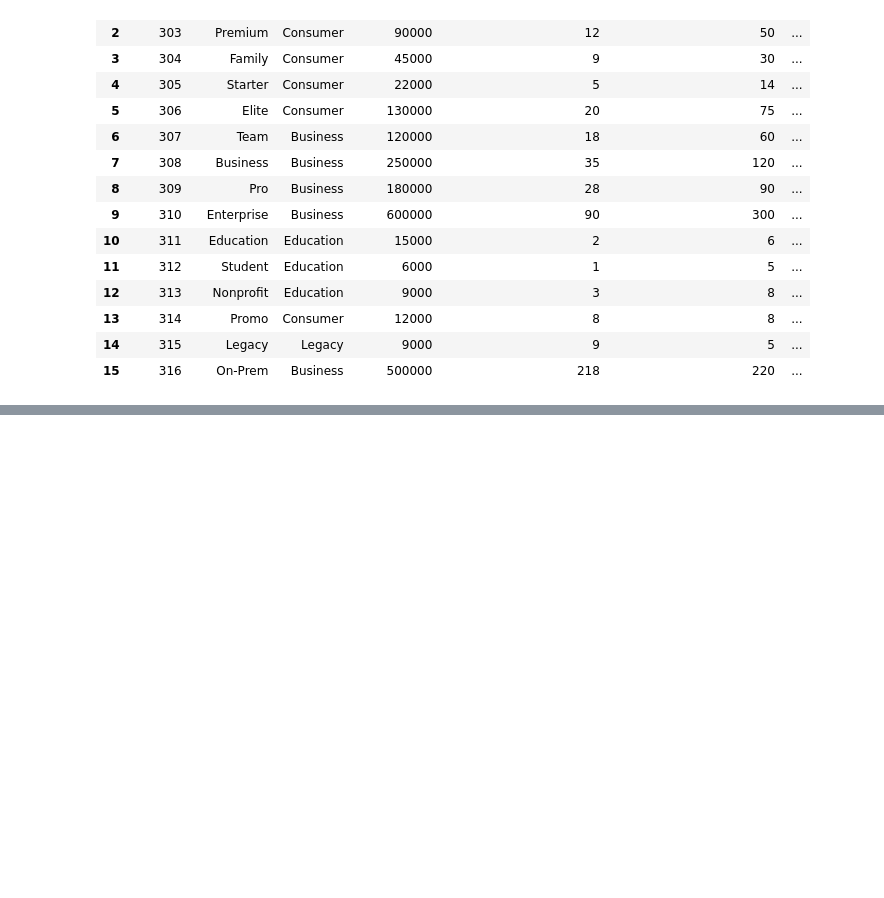
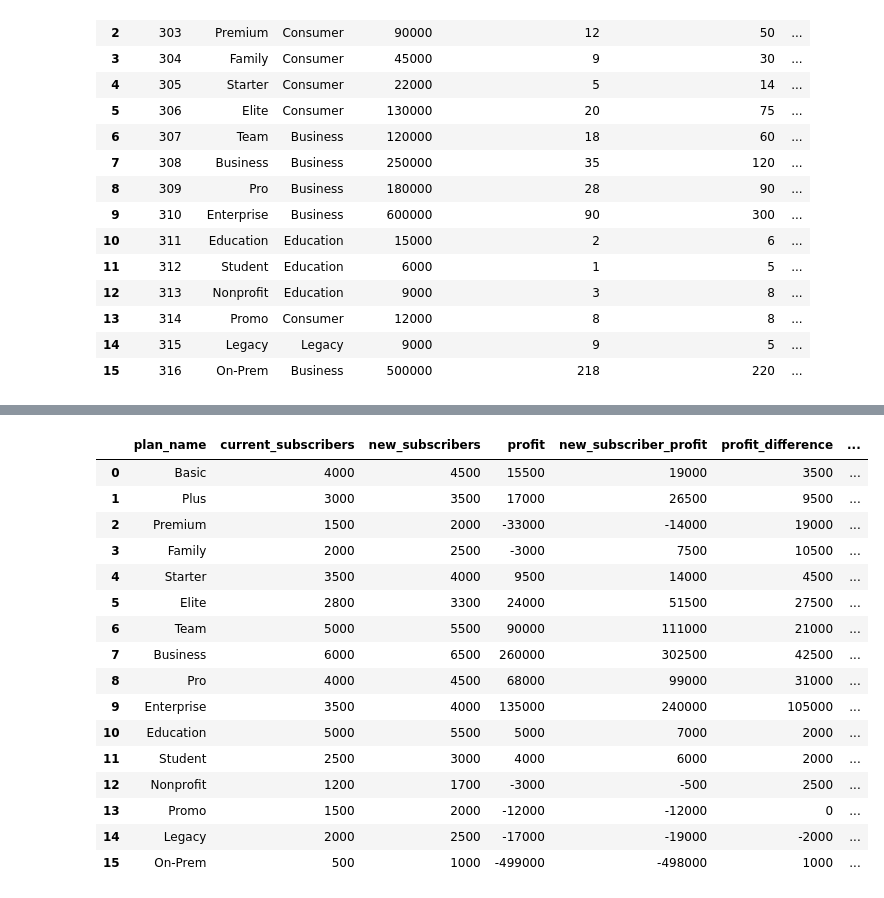
Before and after one commit to varshanookarapu/0_Subscription_Breakeven_Analysis, a Jupyter notebook: Subscription Breakdown Analysis.ipynb, the cells around one changed output, grey strips where cells are left out. Drawn from its saved outputs; the diff is of its cells as text; code cells hidden in the pictures; blank space fills up the shorter version.

```diff
--- a/Subscription Breakdown Analysis.ipynb
+++ b/Subscription Breakdown Analysis.ipynb
@@ -3,8 +3,11 @@ import pandas as pd
 import numpy as np
 import matplotlib.pyplot as plt
 import seaborn as sns
+# %%
+# Format all floats to 6 decimal places with commas
+pd.set_option("display.float_format", "{:.2f}".format)
 # %%
-df = pd.read_csv(r'C:\Users\laksh\Downloads\Subscription Breakdown\dropbox_subscription_plans.csv')
+df = pd.read_csv(r'C:\Users\Stride-Dev05\Downloads\Books\Python Pandas Portfolio\Subscription Breakeven Analysis - Stratascratch\dropbox_subscription_plans.csv')
 # %%
 df.shape
 # %% [output]
@@ -93,0 +122,14 @@ df.head(16)
+# %%
+#The breakeven point for each plan (the number of subscribers it needs before it stops losing money).
+# Breakeven point is  where they do not make any profit or any loss -> breakeven point = fixed costs/ selling price per item - variable costs per item
+# basically the breakeven subscribers value will give us an idea about how many users we need to sell the subscripton plan to  initally cover the total costs before making any actual revenue/profits.
+
+df['breakeven_subscribers'] = (df['fixed_costs'] )/ (df['revenue_per_subscriber'] - df['variable_cost_per_user'])
+df['breakeven_subscribers'] = np.where ((df['revenue_per_subscriber'] - df['variable_cost_per_user']) == 0 ,np.NaN,df['breakeven_subscribers'] )
+
+## Calculated these paramets to cross verify the breakeven subscribers count .
+df['breakeven_revenue'] = df['breakeven_subscribers'] * df['revenue_per_subscriber']
+df['breakeven_total_costs'] = df['fixed_costs'] + (df['variable_cost_per_user'] * df['breakeven_subscribers'])
+df['breakeven_profit'] = df['breakeven_revenue'] - df['breakeven_total_costs']
+df['breakeven_profit'] =df['breakeven_profit'].mask(df['breakeven_profit'].abs() < 1e-7,0.0)
+df[['plan_id','breakeven_subscribers','breakeven_revenue','breakeven_total_costs','breakeven_profit']]
@@ -115,0 +196,31 @@ Name: profit, dtype: int64
+# %%
+# To analyse the profits of each plan as the subscriber count grows , I am going to introduce a new subscribers variabe where we add 500 more subscribers to every current subscriber count and then compare the change in profits to see the trend
+# This scenario is hypothetical and an assumption to answer the second deliverable.
+df['new_subscribers'] = df['current_subscribers'] + 500
+df['new_subscriber_revenue'] = df['revenue_per_subscriber']*df['new_subscribers']
+df['new_subscriber_costs'] = df['fixed_costs'] + (df['variable_cost_per_user'] * df['new_subscribers'] )
+df['new_subscriber_profit'] = df['new_subscriber_revenue'] - df['new_subscriber_costs']
+df['profit_difference'] = df['new_subscriber_profit'] - df['profit']
+# %%
+## Change in profit for each plan as the subsciber count grows
+df['profit_change'] = (df['new_subscriber_profit'] - df['profit'] ) * 100 / df['profit']
+df['profit_change'] = df['profit_change'].abs()
+df[['plan_name','current_subscribers','new_subscribers','profit','new_subscriber_profit','profit_difference','profit_change']]
+# %% [output]
+|  | plan_name | current_subscribers | new_subscribers | profit | new_subscriber_profit | profit_difference | ... |
+| 0 | Basic | 4000 | 4500 | 15500 | 19000 | 3500 | ... |
+| 1 | Plus | 3000 | 3500 | 17000 | 26500 | 9500 | ... |
+| 2 | Premium | 1500 | 2000 | -33000 | -14000 | 19000 | ... |
+| 3 | Family | 2000 | 2500 | -3000 | 7500 | 10500 | ... |
+| 4 | Starter | 3500 | 4000 | 9500 | 14000 | 4500 | ... |
+| 5 | Elite | 2800 | 3300 | 24000 | 51500 | 27500 | ... |
+| 6 | Team | 5000 | 5500 | 90000 | 111000 | 21000 | ... |
+| 7 | Business | 6000 | 6500 | 260000 | 302500 | 42500 | ... |
+| 8 | Pro | 4000 | 4500 | 68000 | 99000 | 31000 | ... |
+| 9 | Enterprise | 3500 | 4000 | 135000 | 240000 | 105000 | ... |
+| 10 | Education | 5000 | 5500 | 5000 | 7000 | 2000 | ... |
+| 11 | Student | 2500 | 3000 | 4000 | 6000 | 2000 | ... |
+| 12 | Nonprofit | 1200 | 1700 | -3000 | -500 | 2500 | ... |
+| 13 | Promo | 1500 | 2000 | -12000 | -12000 | 0 | ... |
+| 14 | Legacy | 2000 | 2500 | -17000 | -19000 | -2000 | ... |
+| 15 | On-Prem | 500 | 1000 | -499000 | -498000 | 1000 | ... |
```
Also changed, not shown: parts of 9 cells of this notebook.
